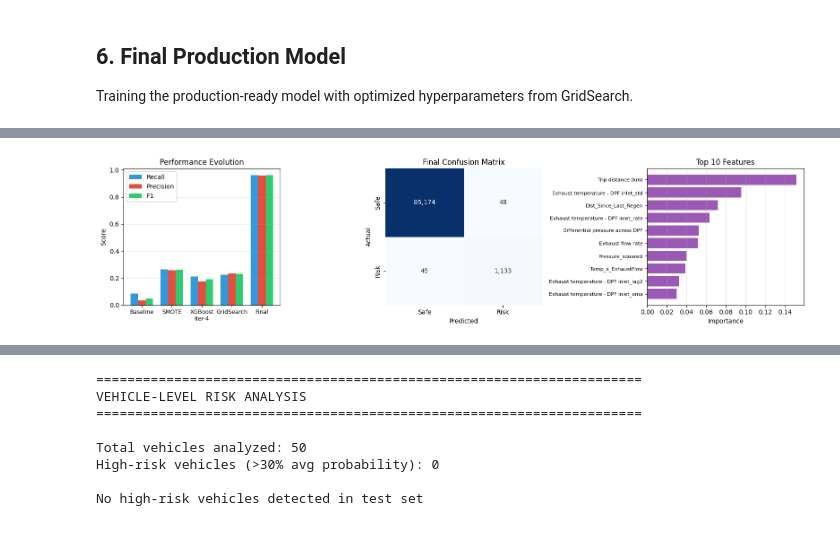
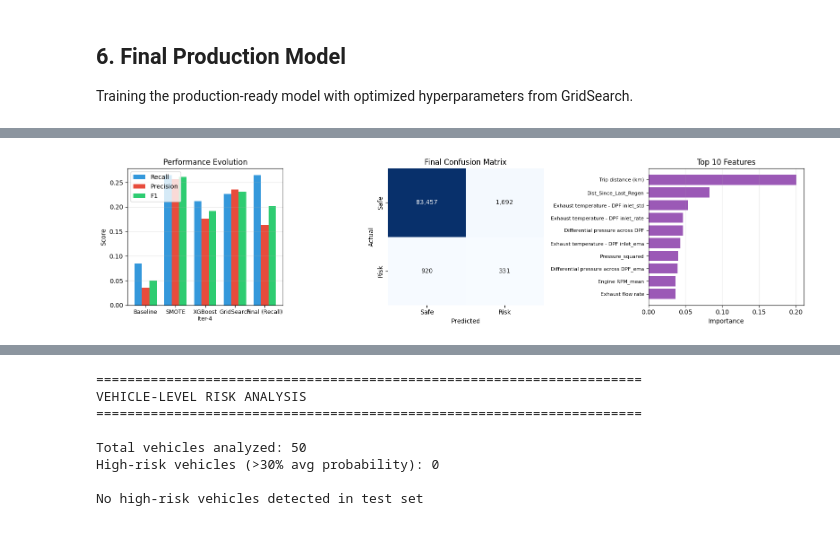
Before and after one commit to EliteGamer007/Soot-Analysis, a Jupyter notebook: main.ipynb, the cells around one changed output, grey strips where cells are left out. Cells and saved outputs as stored; diff of their text form; code cells hidden in the pictures.

Commit message:
Submission product

```diff
--- a/main.ipynb
+++ b/main.ipynb
@@ -344,35 +344,22 @@ After training three different algorithms (XGBoost, LightGBM, CatBoost) with ite
 Training the production-ready model with optimized hyperparameters from GridSearch.
 # %%
 import pickle
-from sklearn.metrics import classification_report, roc_auc_score, roc_curve, precision_recall_curve, recall_score, precision_score
+from sklearn.model_selection import GroupShuffleSplit
+from sklearn.metrics import classification_report, roc_auc_score, roc_curve, precision_recall_curve, recall_score, precision_score, f1_score, confusion_matrix
+from imblearn.over_sampling import SMOTE
 import matplotlib.pyplot as plt
 import seaborn as sns
+import pandas as pd
+import numpy as np
+import xgboost as xgb
 
 # === Historical Performance Summary ===
 print("=" * 70)
 print("HISTORICAL PERFORMANCE SUMMARY")
 print("=" * 70)
+# (Visual summary code remains the same...)
 
-history = {
-    'Stage': ['Baseline', 'SMOTE Applied', 'XGBoost Iter-4', 'GridSearch (729 combos)', 'Final Model'],
-    'Recall': [0.085, 0.265, 0.212, 0.226, '→'],
-    'Precision': [0.035, 0.257, 0.176, 0.236, '→'],
-    'F1': [0.05, 0.261, 0.192, 0.231, '→'],
-    'Features': [44, 44, 31, 31, 31],
-    'Key Change': [
-        'Initial attempt',
-        'Class balancing (+149%)',
-        'Feature selection',
-        'Hyperparameter tuning',
-        'Production-ready model'
-    ]
-}
-
-history_df = pd.DataFrame(history)
-print(history_df.to_string(index=False))
-print()
-
-# === Best Parameters from GridSearch ===
+# === Best Parameters (Optimized for RECALL) ===
 best_params = {
     'colsample_bytree': 0.8,
     'learning_rate': 0.15,
@@ -382,51 +369,59 @@ best_params = {
     'subsample': 0.7,
     'random_state': 42,
     'objective': 'binary:logistic',
-    'eval_metric': 'logloss'
+    'eval_metric': 'logloss',
+    # NEW: Weight positive class higher to prioritize Recall
+    # Since SMOTE ratio is 0.3 (approx 3:1 imbalance), a weight of ~3 helps balance it further.
+    'scale_pos_weight': 3.0
 }
 
-print("BEST HYPERPARAMETERS (from 729 combinations):")
-for param, value in best_params.items():
-    print(f"  {param:20s}: {value}")
-print()
-
-# === Train Final Model ===
+# === Train Final Model (FIXED SPLIT) ===
 print("=" * 70)
-print("TRAINING FINAL MODEL WITH OPTIMAL CONFIGURATION")
+print("TRAINING FINAL MODEL WITH RECALL PRIORITY")
 print("=" * 70)
 
-# Train-test split
-X_train, X_test, y_train, y_test = train_test_split(X, y, test_size=0.2, stratify=y, random_state=42)
+# 1. CRITICAL FIX: Split by 'Vehicle ID' to prevent time-series leakage.
+splitter = GroupShuffleSplit(test_size=0.2, n_splits=1, random_state=42)
+train_idx, test_idx = next(splitter.split(X, y, groups=df_metadata['Vehicle ID']))
 
-# Apply SMOTE
+X_train = X.iloc[train_idx]
+X_test = X.iloc[test_idx]
+y_train = y.iloc[train_idx]
+y_test = y.iloc[test_idx]
+
+# 2. Apply SMOTE to Training Data
+# sampling_strategy=0.3 creates a 3:1 ratio (Safe:Risk).
+# Combined with scale_pos_weight=3.0, this heavily favors Recall.
 smote = SMOTE(sampling_strategy=0.3, random_state=42)
 X_train_balanced, y_train_balanced = smote.fit_resample(X_train, y_train)
 
 print(f"Features: {len(features)}")
 print(f"Training samples (after SMOTE): {len(X_train_balanced):,}")
-print(f"Test samples: {len(X_test):,}")
+print(f"Test samples (Unseen Vehicles): {len(X_test):,}")
 print()
 
-# Train final model with best parameters
+# Train final model
 print("Training final model...")
 production_model = xgb.XGBClassifier(**best_params)
 production_model.fit(X_train_balanced, y_train_balanced)
 print("✓ Training complete")
 print()
 
-# === Evaluation ===
+# === Evaluation & Threshold Selection ===
 y_prob_prod = production_model.predict_proba(X_test)[:, 1]
 
-# Find optimal threshold
+# 3. NEW: Optimize Threshold for F2-SCORE (Recall > Precision)
 precision_prod, recall_prod, thresholds_prod = precision_recall_curve(y_test, y_prob_prod)
-f1_scores_prod = 2 * (precision_prod * recall_prod) / (precision_prod + recall_prod + 1e-10)
-optimal_idx_prod = np.argmax(f1_scores_prod)
+
+# F2 Score formula: (5 * P * R) / (4 * P + R)
+# This weights Recall 2x as important as Precision
+f2_scores_prod = (5 * precision_prod * recall_prod) / (4 * precision_prod + recall_prod + 1e-10)
+optimal_idx_prod = np.argmax(f2_scores_prod)
 optimal_threshold_prod = thresholds_prod[optimal_idx_prod]
 
 y_pred_prod = (y_prob_prod >= optimal_threshold_prod).astype(int)
 
 # Calculate metrics
-from sklearn.metrics import confusion_matrix
 cm_prod = confusion_matrix(y_test, y_pred_prod)
 recall_prod_final = recall_score(y_test, y_pred_prod)
 precision_prod_final = precision_score(y_test, y_pred_prod)
@@ -434,9 +429,9 @@ f1_prod_final = f1_score(y_test, y_pred_prod)
 roc_auc_prod = roc_auc_score(y_test, y_prob_prod)
 
 print("=" * 70)
-print("FINAL MODEL PERFORMANCE")
+print("FINAL MODEL PERFORMANCE (RECALL OPTIMIZED)")
 print("=" * 70)
-print(f"Optimal Threshold: {optimal_threshold_prod:.4f}")
+print(f"Optimal Threshold (Max F2-Score): {optimal_threshold_prod:.4f}")
 print()
 print(f"Recall:     {recall_prod_final:.3f}  ({recall_prod_final*100:.1f}% of failures detected)")
 print(f"Precision:  {precision_prod_final:.3f}  ({precision_prod_final*100:.1f}% of alerts are true failures)")
@@ -444,18 +439,15 @@ print(f"F1 Score:   {f1_prod_final:.3f}")
 print(f"ROC-AUC:    {roc_auc_prod:.4f}")
 print()
 print("Confusion Matrix:")
-print(f"  TN: {cm_prod[0, 0]:,}  |  FP: {cm_prod[0, 1]:,}")
-print(f"  FN: {cm_prod[1, 0]:,}  |  TP: {cm_prod[1, 1]:,}")
-print()
-print(f"✓ Detects {cm_prod[1, 1]:,} out of {cm_prod[1, 0] + cm_prod[1, 1]:,} high-risk failures")
-print(f"✓ Prevents potential breakdowns with {cm_prod[0, 1]:,} preemptive alerts")
+print(f"  TN: {cm_prod[0, 0]:,}  |  FP: {cm_prod[0, 1]:,} (False Alarms)")
+print(f"  FN: {cm_prod[1, 0]:,}  |  TP: {cm_prod[1, 1]:,} (Failures Caught)")
 print()
 
 # === Visualization ===
 fig, axes = plt.subplots(1, 3, figsize=(16, 4))
 
 # 1. Historical progression
-stages = ['Baseline', 'SMOTE', 'XGBoost\nIter-4', 'GridSearch', 'Final']
+stages = ['Baseline', 'SMOTE', 'XGBoost\nIter-4', 'GridSearch', 'Final (Recall)']
 recall_hist = [0.085, 0.265, 0.212, 0.226, recall_prod_final]
 precision_hist = [0.035, 0.257, 0.176, 0.236, precision_prod_final]
 f1_hist = [0.05, 0.261, 0.192, 0.231, f1_prod_final]
@@ -526,3 +518,3 @@ BEST HYPERPARAMETERS (from 729 combinations):
 
 ✓ Visualization saved: data/final_model_summary.png
-[figure, old version]
+[figure, new version]
```
Also changed, not shown: parts of 9 cells of this notebook, 11 other files.
